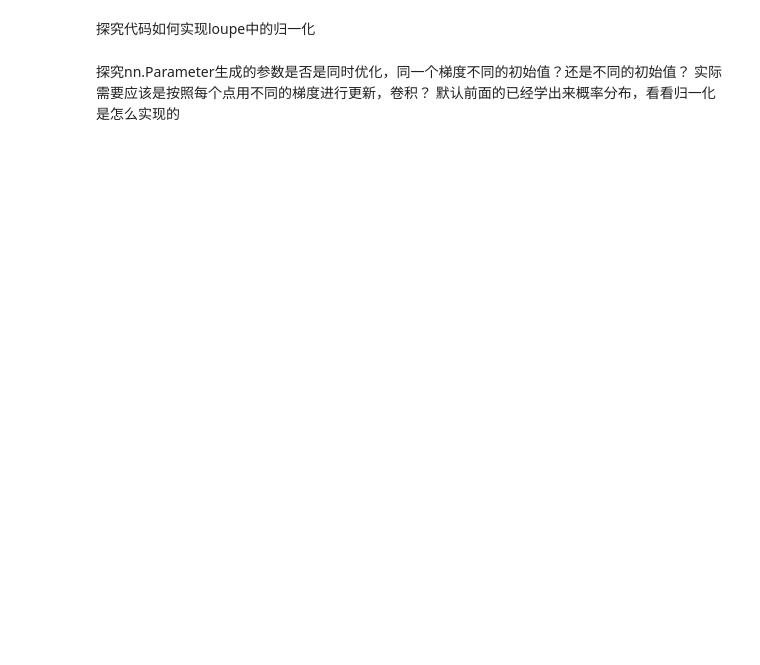
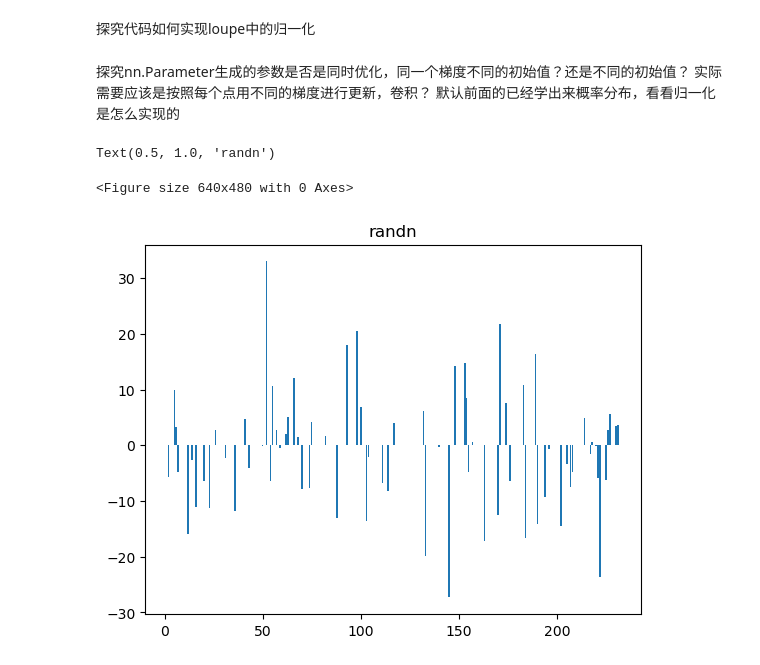
Before and after one commit to purerabbit/loss_SSDU_loupe, a Jupyter notebook: learn_loupe.ipynb, the cells around one changed output. Drawn from its saved outputs; the diff is of its cells as text; code cells hidden in the pictures; blank space fills up the shorter version.

```diff
--- a/learn_loupe.ipynb
+++ b/learn_loupe.ipynb
@@ -47,0 +46,26 @@ import
+# %%
+import torch
+import torch.nn as nn
+
+input_shape = [1,1,1,232]
+add_weight = nn.Parameter(- torch.log(1. / torch.rand(input_shape, dtype=torch.float32) - 1.) / 0.17, requires_grad=True)
+look=add_weight.detach().cpu().numpy()
+import matplotlib.pyplot as plt
+# plt.clf()
+# plt.figure()
+# plt.bar(range(232),look.squeeze())
+# plt.title('rand')
+
+add_weight1 = nn.Parameter(- torch.log(1. / torch.randn(input_shape, dtype=torch.float32) - 1.) / 0.17, requires_grad=True)
+look1=torch.randn(input_shape, dtype=torch.float32).detach().cpu().numpy()
+# import matplotlib.pyplot as plt
+# plt.clf()
+# plt.figure()
+# plt.bar(range(232),look1.squeeze())
+# plt.title('randn')
+
+#单独初始化 concat到一起 会有问题吗？如何验证？
+# %% [output]
+Text(0.5, 1.0, 'randn')
+<Figure size 640x480 with 0 Axes>
+[figure, added]
```
Also changed, not shown: parts of 12 cells of this notebook, 7 other files.
